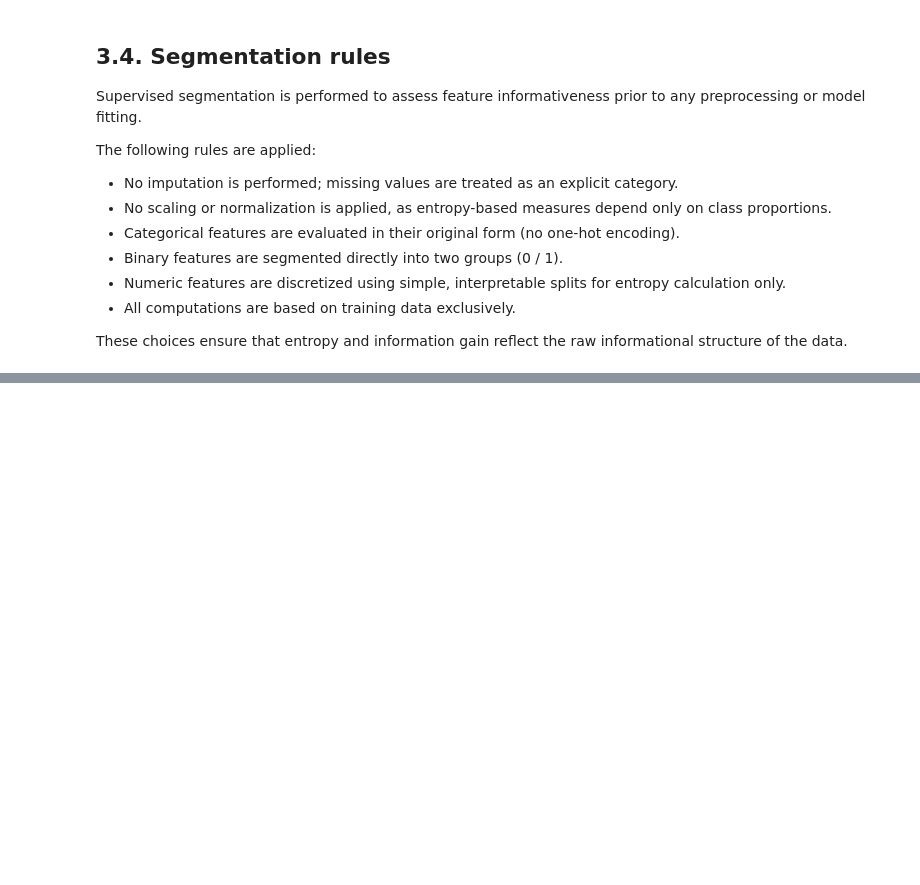
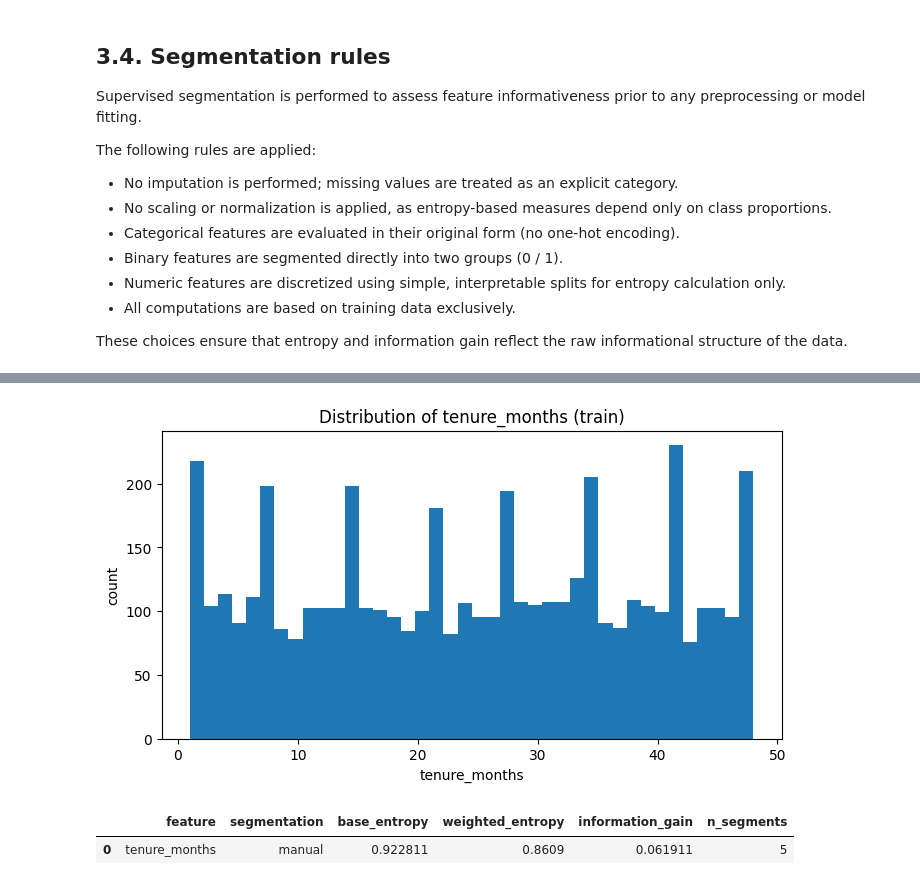
Before and after one commit to nastasiaoginska/customer-churn-predictive-modeling, a Jupyter notebook: notebooks/03_supervised_segmentation_entropy_ig.ipynb, the cells around one changed output, grey strips where cells are left out. Cells and saved outputs as stored; diff of their text form; code cells hidden in the pictures; blank space fills up the shorter version.

Commit message:
Add IG analysis for categorical and numeric features (natural splits + binned segmentation)

```diff
--- a/notebooks/03_supervised_segmentation_entropy_ig.ipynb
+++ b/notebooks/03_supervised_segmentation_entropy_ig.ipynb
@@ -79,0 +559,27 @@ These choices ensure that entropy and information gain reflect the raw informati
+# %%
+plt.figure(figsize=(8, 4))
+plt.hist(X_train["tenure_months"].dropna(), bins=40)
+plt.xlabel("tenure_months")
+plt.ylabel("count")
+plt.title("Distribution of tenure_months (train)")
+plt.show()
+# %% [output]
+[figure, added]
+# %%
+tenure_bins = [-float("inf"), 10, 20, 30, 40, float("inf")]
+tenure_labels = ["≤10", "11–20", "21–30", "31–40", ">40"]
+
+seg_tenure_10, summary_tenure_10 = ig_for_manual_segments(
+    X=X_train,
+    y=y_train,
+    feature="tenure_months",
+    bins=tenure_bins,
+    labels=tenure_labels,
+    base_entropy=base_entropy
+)
+
+seg_tenure_10
+pd.DataFrame([summary_tenure_10]).round(6)
+# %% [output]
+|  | feature | segmentation | base_entropy | weighted_entropy | information_gain | n_segments |
+| 0 | tenure_months | manual | 0.922811 | 0.8609 | 0.061911 | 5 |
```
Also changed, not shown: parts of 33 cells of this notebook.
